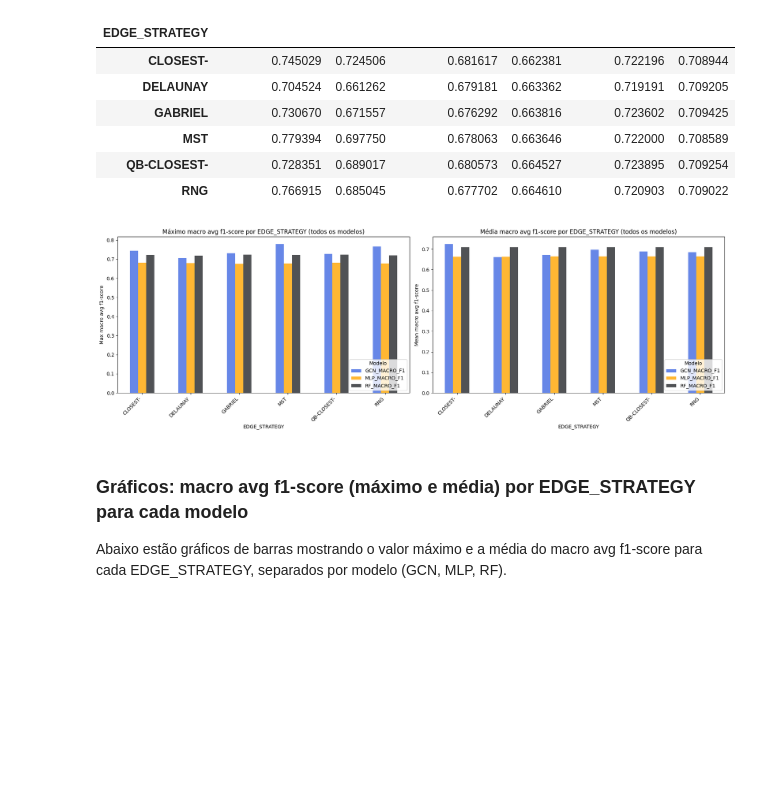
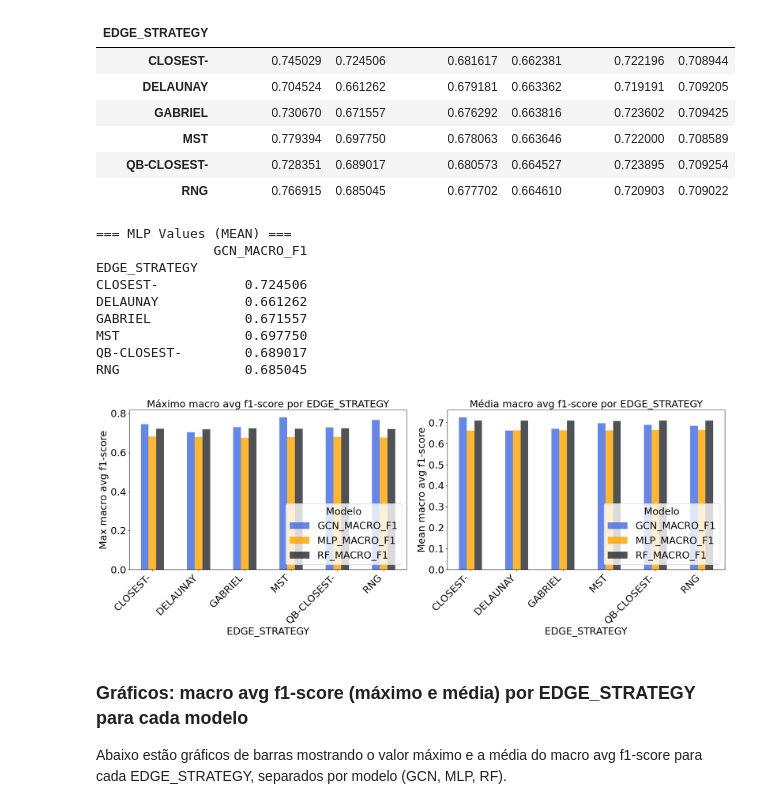
Before and after one commit to CaduRomaniello/NFL-play-classification-GNN, a Jupyter notebook: notebooks/final_analysis.ipynb, the cells around one changed output. Drawn from its saved outputs; the diff is of its cells as text; code cells hidden in the pictures; blank space fills up the shorter version.

```diff
--- a/notebooks/final_analysis.ipynb
+++ b/notebooks/final_analysis.ipynb
@@ -158,33 +165,64 @@ summary
 | RNG | 0.766915 | 0.685045 | 0.677702 | 0.664610 | 0.720903 | 0.709022 |
 # %%
 # Gráficos lado a lado: máximo e média de macro avg f1-score de todos os modelos por EDGE_STRATEGY
-fig, axes = plt.subplots(1, 2, figsize=(18, 6))
+fig, axes = plt.subplots(1, 2, figsize=(20, 8))
 
 # Definir cores personalizadas para os modelos
 colors = ['royalblue', 'orange', '#24272B']
 
+# Definir tamanho da fonte
+font_size = 22
+plt.rcParams.update({'font.size': font_size})
+
 # Máximo
 summary_max = summary.xs('max', axis=1, level=1)
+
+# Print all values for MLP and RF (max)
+# print("=== MLP Values (MAX) ===")
+# print(summary_max[['MLP_MACRO_F1']])
+# print("\n=== RF Values (MAX) ===")
+# print(summary_max[['RF_MACRO_F1']])
+
 summary_max.plot(kind='bar', ax=axes[0], color=colors, alpha=0.8)
-axes[0].set_title('Máximo macro avg f1-score por EDGE_STRATEGY (todos os modelos)')
-axes[0].set_ylabel('Max macro avg f1-score')
-axes[0].set_xlabel('EDGE_STRATEGY')
-axes[0].set_xticklabels(summary_max.index, rotation=45, ha='right')
-axes[0].legend(title='Modelo', loc='lower right')
+axes[0].set_title('Máximo macro avg f1-score por EDGE_STRATEGY', fontsize=font_size)
+axes[0].set_ylabel('Max macro avg f1-score', fontsize=font_size)
+axes[0].set_xlabel('EDGE_STRATEGY', fontsize=font_size)
+axes[0].set_xticklabels(summary_max.index, rotation=45, ha='right', fontsize=font_size)
+axes[0].legend(title='Modelo', loc='lower right', fontsize=font_size, title_fontsize=font_size)
 
 # Média
 summary_mean = summary.xs('mean', axis=1, level=1)
+
+# Print all values for MLP and RF (mean)
+print("\n=== MLP Values (MEAN) ===")
+print(summary_mean[['GCN_MACRO_F1']])
+# print("\n=== RF Values (MEAN) ===")
+# print(summary_mean[['RF_MACRO_F1']])
+
 summary_mean.plot(kind='bar', ax=axes[1], color=colors, alpha=0.8)
-axes[1].set_title('Média macro avg f1-score por EDGE_STRATEGY (todos os modelos)')
-axes[1].set_ylabel('Mean macro avg f1-score')
-axes[1].set_xlabel('EDGE_STRATEGY')
-axes[1].set_xticklabels(summary_mean.index, rotation=45, ha='right')
-axes[1].legend(title='Modelo', loc='lower right')
+axes[1].set_title('Média macro avg f1-score por EDGE_STRATEGY', fontsize=font_size)
+axes[1].set_ylabel('Mean macro avg f1-score', fontsize=font_size)
+axes[1].set_xlabel('EDGE_STRATEGY', fontsize=font_size)
+axes[1].set_xticklabels(summary_mean.index, rotation=45, ha='right', fontsize=font_size)
+axes[1].legend(title='Modelo', loc='lower right', fontsize=font_size, title_fontsize=font_size)
 
+# Ajustar espaçamento e salvar o gráfico
 plt.tight_layout()
+plt.savefig('macro_avg_f1_score_by_edge_strategy.pdf', format='pdf')
+
+# Exibir o gráfico no notebook
 plt.show()
 # %% [output]
+=== MLP Values (MEAN) ===
+               GCN_MACRO_F1
+EDGE_STRATEGY
+CLOSEST-           0.724506
+DELAUNAY           0.661262
+GABRIEL            0.671557
+MST                0.697750
+QB-CLOSEST-        0.689017
+RNG                0.685045
-[figure, old version]
+[figure, new version]
 # %% [markdown]
 ### Gráficos: macro avg f1-score (máximo e média) por EDGE_STRATEGY para cada modelo
 
```
Also changed, not shown: parts of 14 cells of this notebook, 16 other files.
